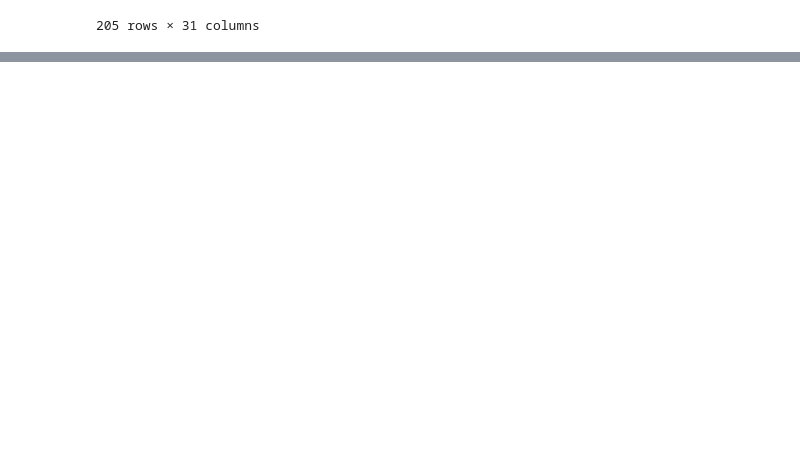
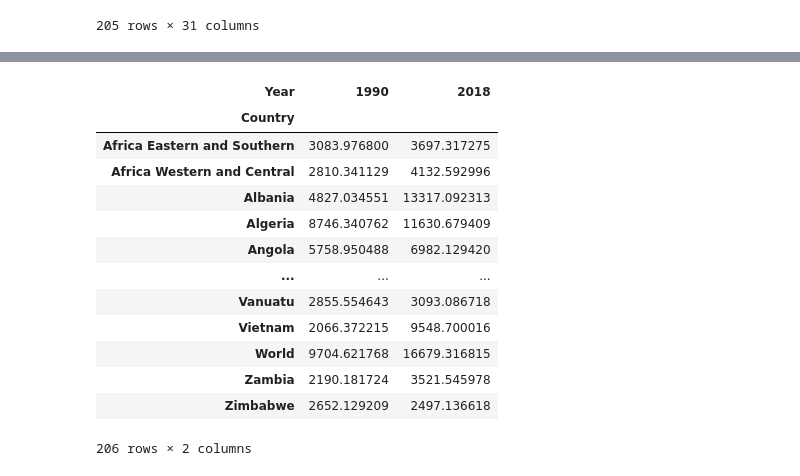
Before and after one commit to KagonDeans/un-exploration-KagonDeans, a Jupyter notebook: notebooks/UN_Data_Exploration.ipynb, the cells around one changed output, grey strips where cells are left out. Drawn from its saved outputs; the diff is of its cells as text; code cells hidden in the pictures; blank space fills up the shorter version.

```diff
--- a/notebooks/UN_Data_Exploration.ipynb
+++ b/notebooks/UN_Data_Exploration.ipynb
@@ -302,0 +319,19 @@ gdp_df.pivot_table(values = 'GDP_Per_Capita', index = 'Country', columns = 'Year
+# %%
+gdp_pivoted = gdp_df.loc[gdp_df['Year'].isin([1990,2018])].pivot_table(values = 'GDP_Per_Capita', index = 'Country', columns = 'Year').dropna()
+# %%
+gdp_pivoted
+# %% [output]
+| Year | 1990 | 2018 |
+| Country |  |  |
+| Africa Eastern and Southern | 3083.976800 | 3697.317275 |
+| Africa Western and Central | 2810.341129 | 4132.592996 |
+| Albania | 4827.034551 | 13317.092313 |
+| Algeria | 8746.340762 | 11630.679409 |
+| Angola | 5758.950488 | 6982.129420 |
+| ... | ... | ... |
+| Vanuatu | 2855.554643 | 3093.086718 |
+| Vietnam | 2066.372215 | 9548.700016 |
+| World | 9704.621768 | 16679.316815 |
+| Zambia | 2190.181724 | 3521.545978 |
+| Zimbabwe | 2652.129209 | 2497.136618 |
+206 rows × 2 columns
```
Also changed, not shown: parts of 14 cells of this notebook, 1 other file.
